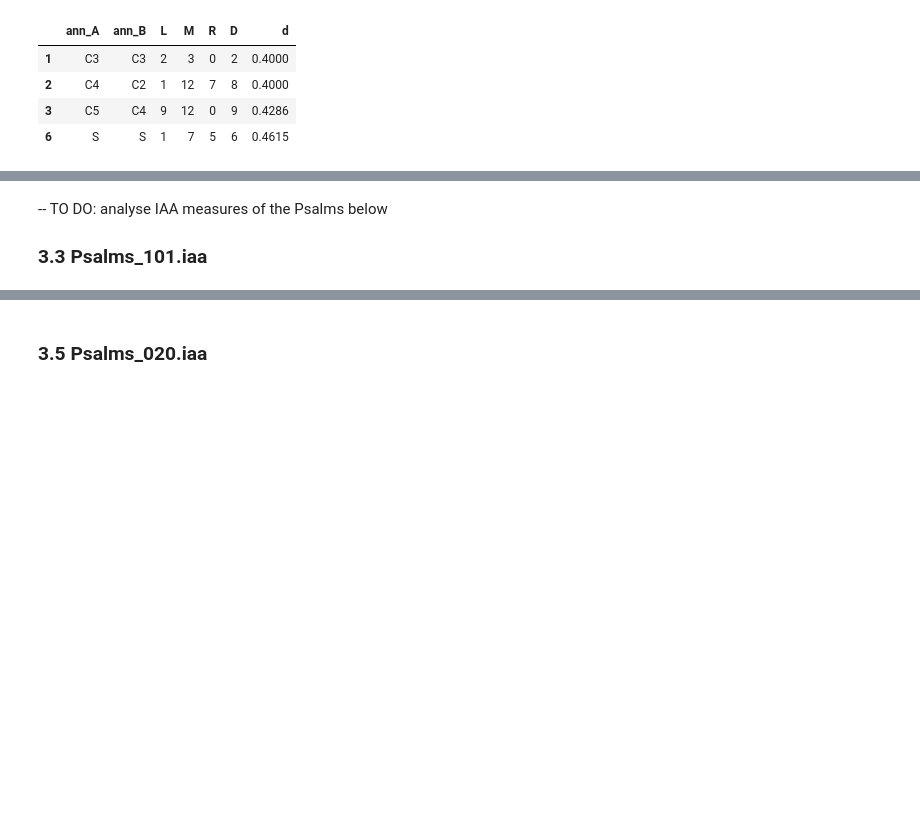
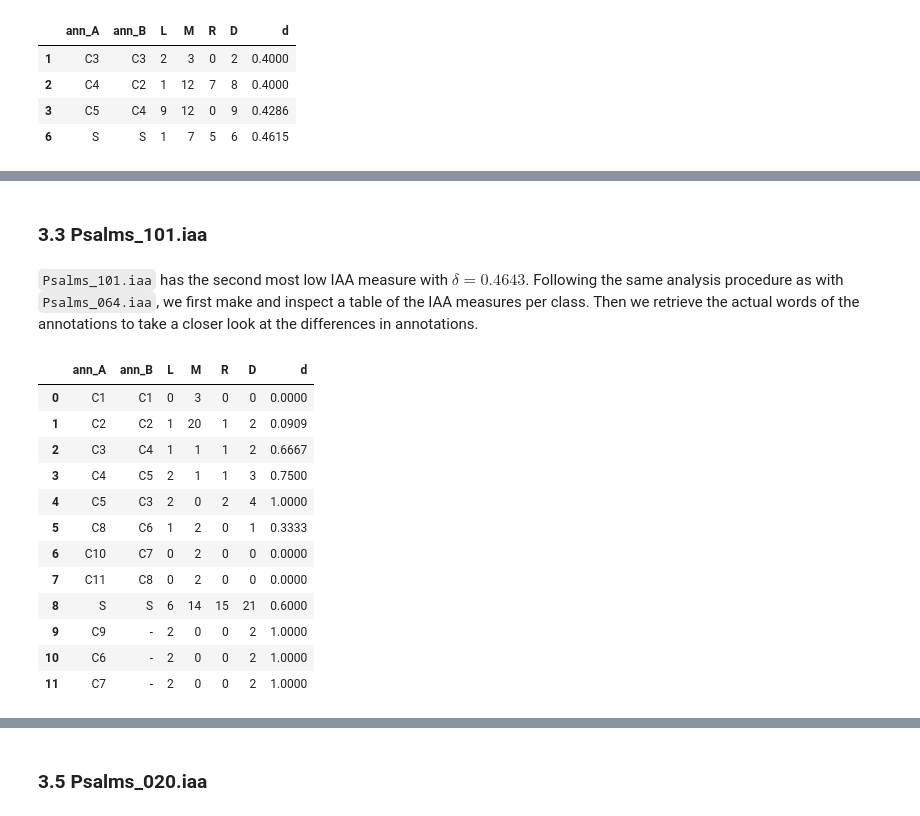
Before and after one commit to cmerwich/participant-analysis, a Jupyter notebook: iaa/iaa-analysis.ipynb, the cells around one changed output, grey strips where cells are left out. Saved outputs shown, nothing was run; the diff lists cells and outputs as text; code cells hidden in the pictures; blank space fills up the shorter version.

Commit message:
new analyses done

```diff
--- a/iaa/iaa-analysis.ipynb
+++ b/iaa/iaa-analysis.ipynb
@@ -342,4 +377,25 @@ The conclusion is that the relatively low IAA measure can mostly be attributed t
 # %% [markdown]
--- TO DO: analyse IAA measures of the Psalms below
-
 ### 3.3 Psalms_101.iaa
+# %% [markdown]
+`Psalms_101.iaa` has the second most low IAA measure with $\delta = 0.4643$. Following the same analysis procedure as with `Psalms_064.iaa`, we first make and inspect a table of the IAA measures per class. Then we retrieve the actual words of the annotations to take a closer look at the differences in annotations.
+# %%
+ps101_df = pd.read_table('iaa-files/Psalms_101.iaa',
+                           delim_whitespace=True,
+                           names=column_names,
+                           dtype=data_types
+                          )
+ps101_df
+# %% [output]
+|  | ann_A | ann_B | L | M | R | D | d |
+| 0 | C1 | C1 | 0 | 3 | 0 | 0 | 0.0000 |
+| 1 | C2 | C2 | 1 | 20 | 1 | 2 | 0.0909 |
+| 2 | C3 | C4 | 1 | 1 | 1 | 2 | 0.6667 |
+| 3 | C4 | C5 | 2 | 1 | 1 | 3 | 0.7500 |
+| 4 | C5 | C3 | 2 | 0 | 2 | 4 | 1.0000 |
+| 5 | C8 | C6 | 1 | 2 | 0 | 1 | 0.3333 |
+| 6 | C10 | C7 | 0 | 2 | 0 | 0 | 0.0000 |
+| 7 | C11 | C8 | 0 | 2 | 0 | 0 | 0.0000 |
+| 8 | S | S | 6 | 14 | 15 | 21 | 0.6000 |
+| 9 | C9 | - | 2 | 0 | 0 | 2 | 1.0000 |
+| 10 | C6 | - | 2 | 0 | 0 | 2 | 1.0000 |
+| 11 | C7 | - | 2 | 0 | 0 | 2 | 1.0000 |
```
Also changed, not shown: parts of 17 cells of this notebook, 16 other files.
